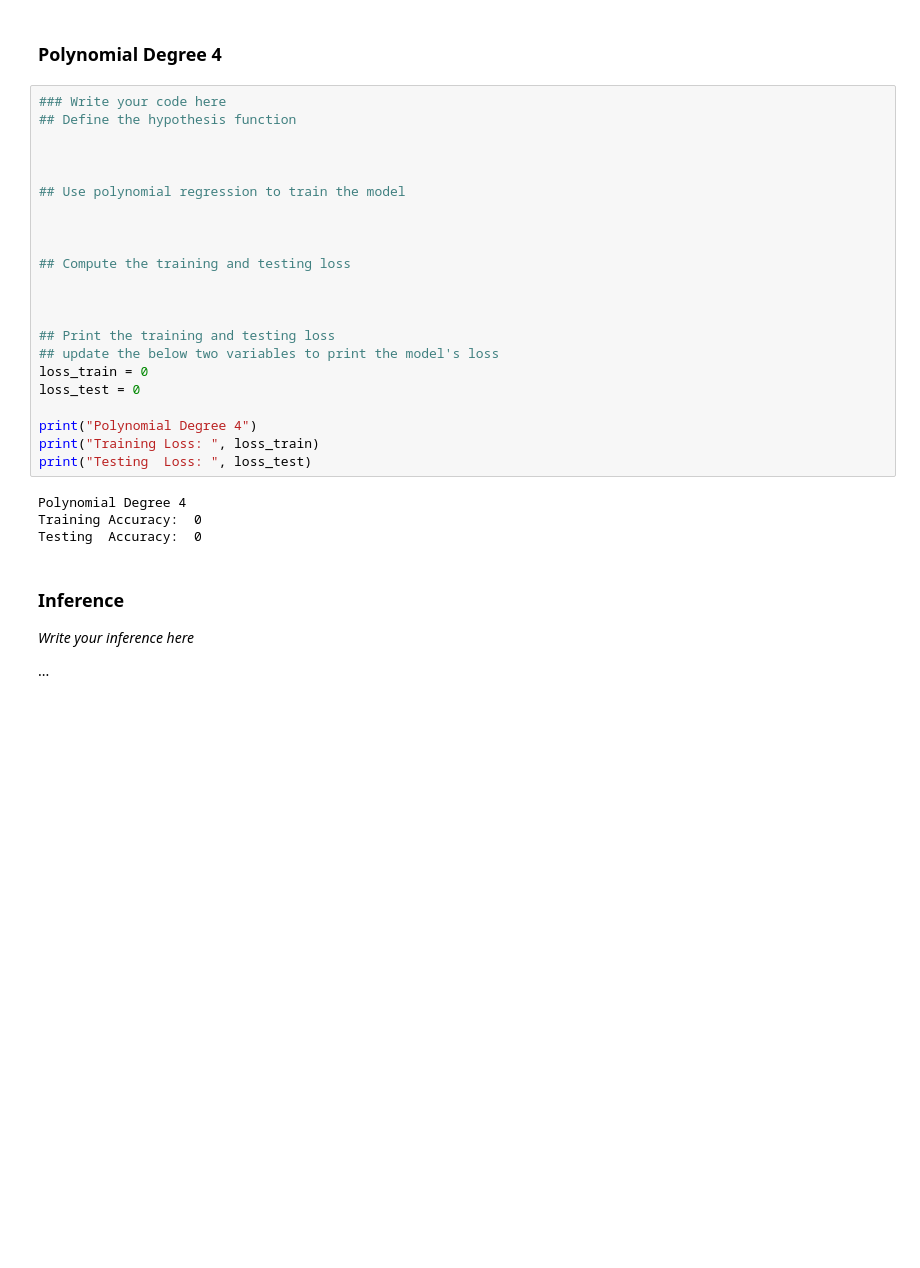
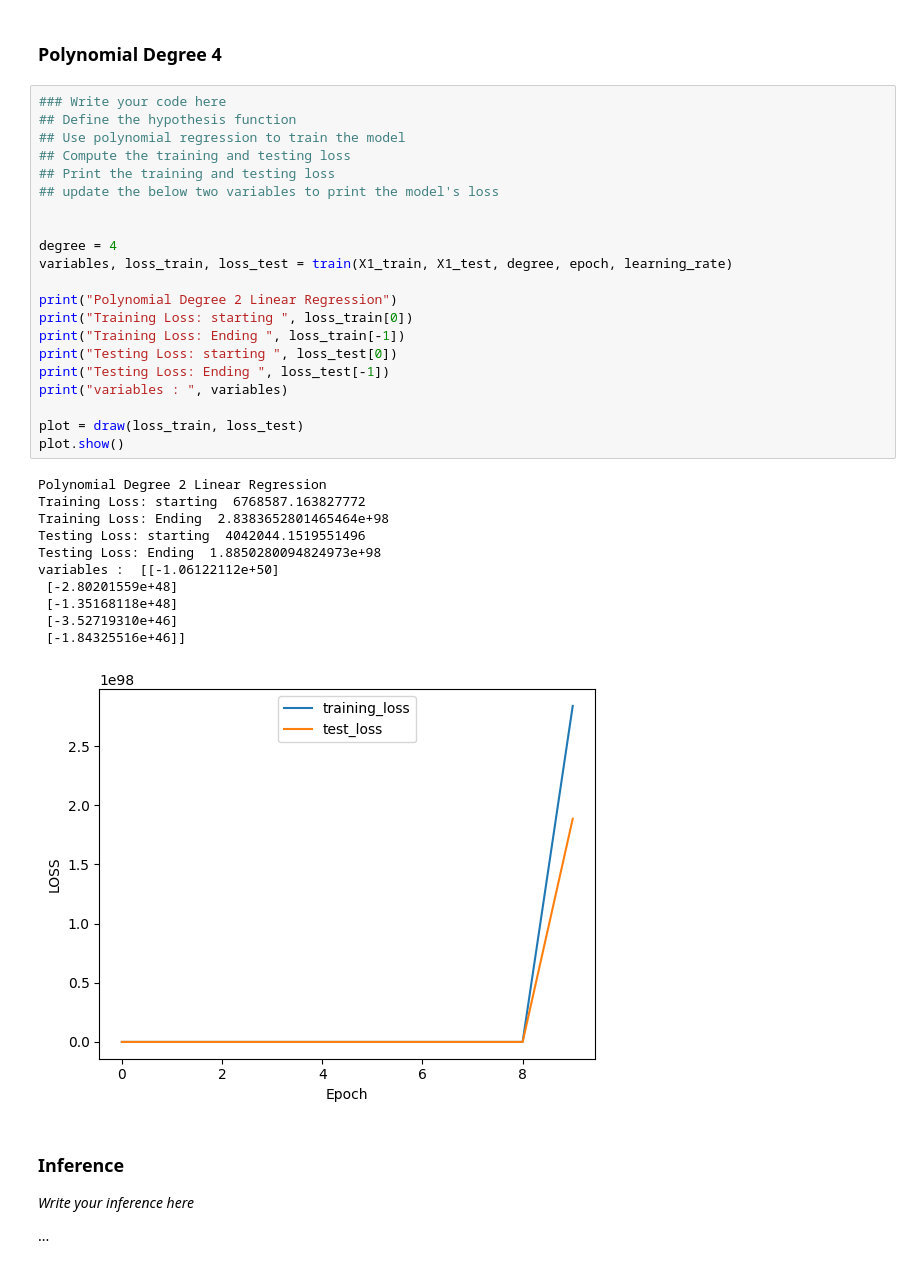
Before and after one commit to narendra974/AIMLOPS_IISC, a Jupyter notebook: Assignment_1.ipynb, the cells around one changed output. Saved outputs shown, nothing was run; the diff lists cells and outputs as text; blank space fills up the shorter version.

```diff
--- a/Assignment_1.ipynb
+++ b/Assignment_1.ipynb
@@ -334,29 +320,36 @@ variables :  [[1802.13336972]
 # %%
 ### Write your code here
 ## Define the hypothesis function
+## Use polynomial regression to train the model
+## Compute the training and testing loss
+## Print the training and testing loss
+## update the below two variables to print the model's loss
 
 
+degree = 4
+variables, loss_train, loss_test = train(X1_train, X1_test, degree, epoch, learning_rate)
 
-## Use polynomial regression to train the model
+print("Polynomial Degree 2 Linear Regression")
+print("Training Loss: starting ", loss_train[0])
+print("Training Loss: Ending ", loss_train[-1])
+print("Testing Loss: starting ", loss_test[0])
+print("Testing Loss: Ending ", loss_test[-1])
+print("variables : ", variables)
 
-
-
-## Compute the training and testing loss
-
-
-
-## Print the training and testing loss
-## update the below two variables to print the model's loss
-loss_train = 0
-loss_test = 0
-
-print("Polynomial Degree 4")
-print("Training Loss: ", loss_train)
-print("Testing  Loss: ", loss_test)
+plot = draw(loss_train, loss_test)
+plot.show()
 # %% [output]
-Polynomial Degree 4
-Training Accuracy:  0
-Testing  Accuracy:  0
+Polynomial Degree 2 Linear Regression
+Training Loss: starting  6768587.163827772
+Training Loss: Ending  2.8383652801465464e+98
+Testing Loss: starting  4042044.1519551496
+Testing Loss: Ending  1.8850280094824973e+98
+variables :  [[-1.06122112e+50]
+ [-2.80201559e+48]
+ [-1.35168118e+48]
+ [-3.52719310e+46]
+ [-1.84325516e+46]]
+[figure, added]
 # %% [markdown]
 ### Inference
 
```
Also changed, not shown: parts of 5 cells of this notebook.
